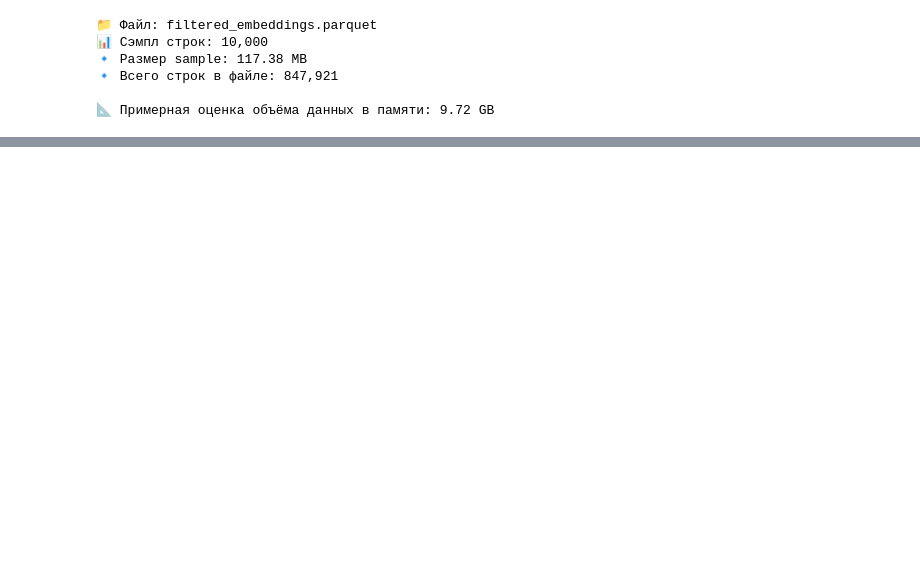
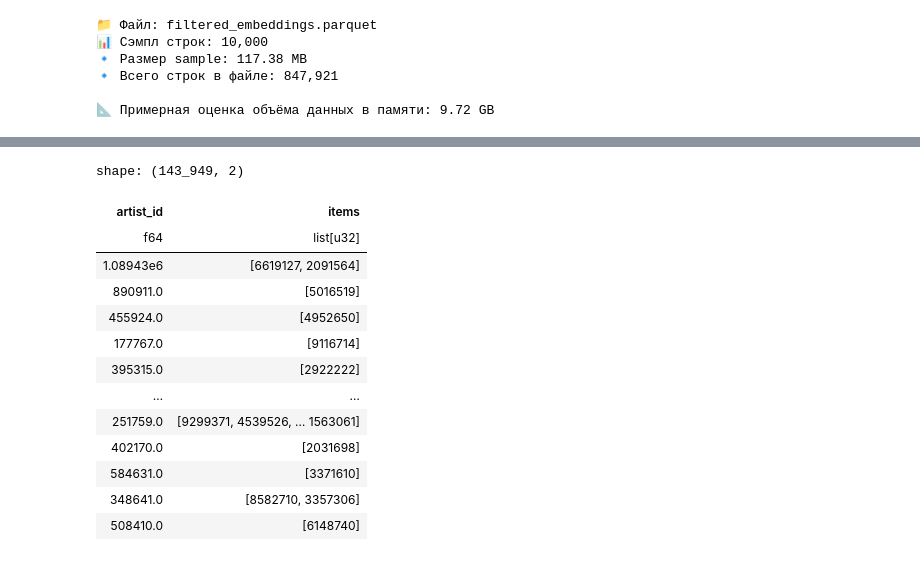
Before and after one commit to Nastasy822/music-recommendation-experiments, a Jupyter notebook: notebooks/embeddings_preprocess.ipynb, the cells around one changed output, grey strips where cells are left out. Saved outputs shown, nothing was run; the diff lists cells and outputs as text; code cells hidden in the pictures; blank space fills up the shorter version.

```diff
--- a/notebooks/embeddings_preprocess.ipynb
+++ b/notebooks/embeddings_preprocess.ipynb
@@ -300,0 +235,51 @@ UMAP показывает, 50 000 embedding-векторов не имеют я
+# %%
+import numpy as np
+from sklearn.cluster import KMeans
+from sklearn.decomposition import PCA
+import matplotlib.pyplot as plt
+import polars as pl
+import numpy as np
+import umap
+import hdbscan
+import polars as pl
+
+import numpy as np
+from umap.umap_ import UMAP
+
+
+
+embd = pl.scan_parquet("filtered_embeddings.parquet") #.filter(pl.col("item_id").is_in(all_items))
+items_meta = pl.scan_parquet("../data/items_meta.parquet")
+
+df_merged = embd.join(
+    items_meta.select(["item_id", "artist_id", "album_id"]),
+    on="item_id",
+    how="left",
+)
+
+artist_meta = (
+    pl.scan_parquet("../data/items_meta.parquet")
+    .select(["artist_id", "item_id"])
+    .unique()
+    .group_by("artist_id")
+    .agg(pl.col("item_id").alias("items"))
+    .collect()
+
+)
+# %%
+artist_meta
+# %% [output]
+shape: (143_949, 2)
+| artist_id | items |
+| f64 | list[u32] |
+| 1.08943e6 | [6619127, 2091564] |
+| 890911.0 | [5016519] |
+| 455924.0 | [4952650] |
+| 177767.0 | [9116714] |
+| 395315.0 | [2922222] |
+| … | … |
+| 251759.0 | [9299371, 4539526, … 1563061] |
+| 402170.0 | [2031698] |
+| 584631.0 | [3371610] |
+| 348641.0 | [8582710, 3357306] |
+| 508410.0 | [6148740] |
```
Also changed, not shown: parts of 29 cells of this notebook.
